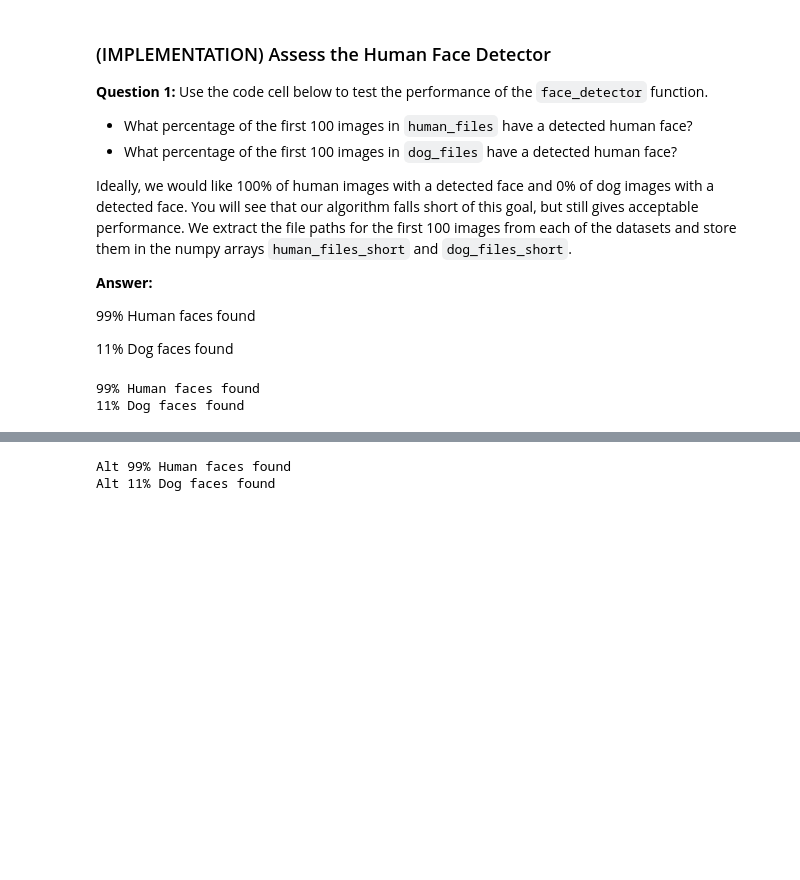
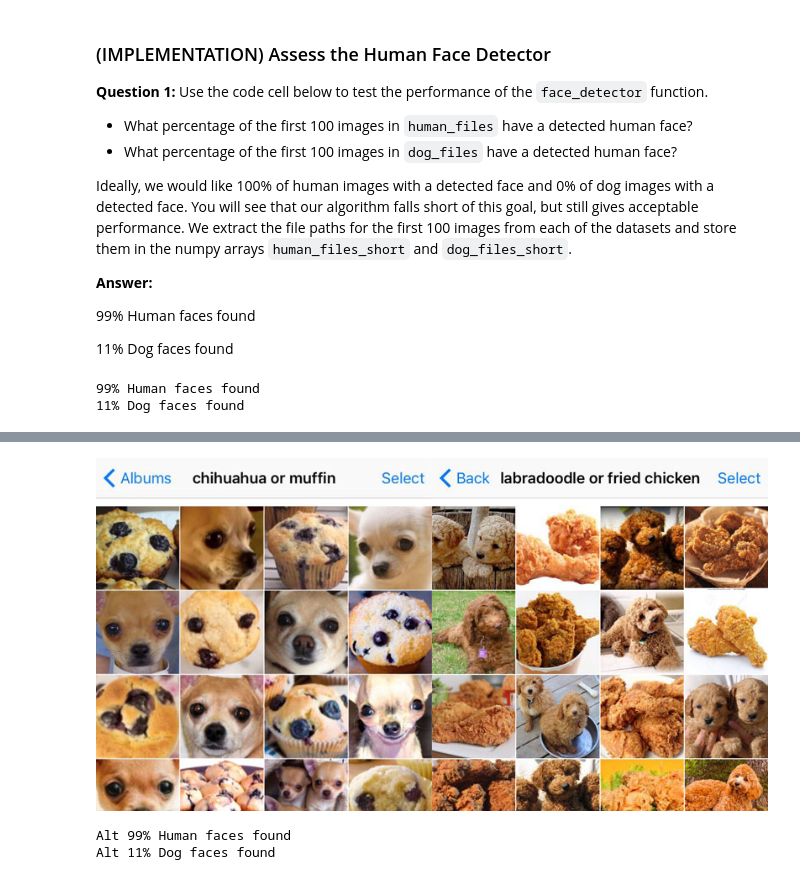
Before and after one commit to TomaszSzyborski/Udacity_Artificial_Intelligence_Nanodegree, a Jupyter notebook: 2nd_Semester/dog_project/dog_app.ipynb, the cells around one changed output, grey strips where cells are left out. Saved outputs shown, nothing was run; the diff lists cells and outputs as text; code cells hidden in the pictures; blank space fills up the shorter version.

```diff
--- a/2nd_Semester/dog_project/dog_app.ipynb
+++ b/2nd_Semester/dog_project/dog_app.ipynb
@@ -294,3 +302,8 @@ We suggest the face detector from OpenCV as a potential way to detect human imag
+# %%
+from IPython.display import Image
+Image(filename='puppy-or-bagel-meme.jpg')
+# %% [output]
+[figure, added]
 # %%
 ## (Optional) TODO: Report the performance of another
 ## face detection algorithm on the LFW dataset
```
Also changed, not shown: parts of 29 cells of this notebook, 8 other files.
